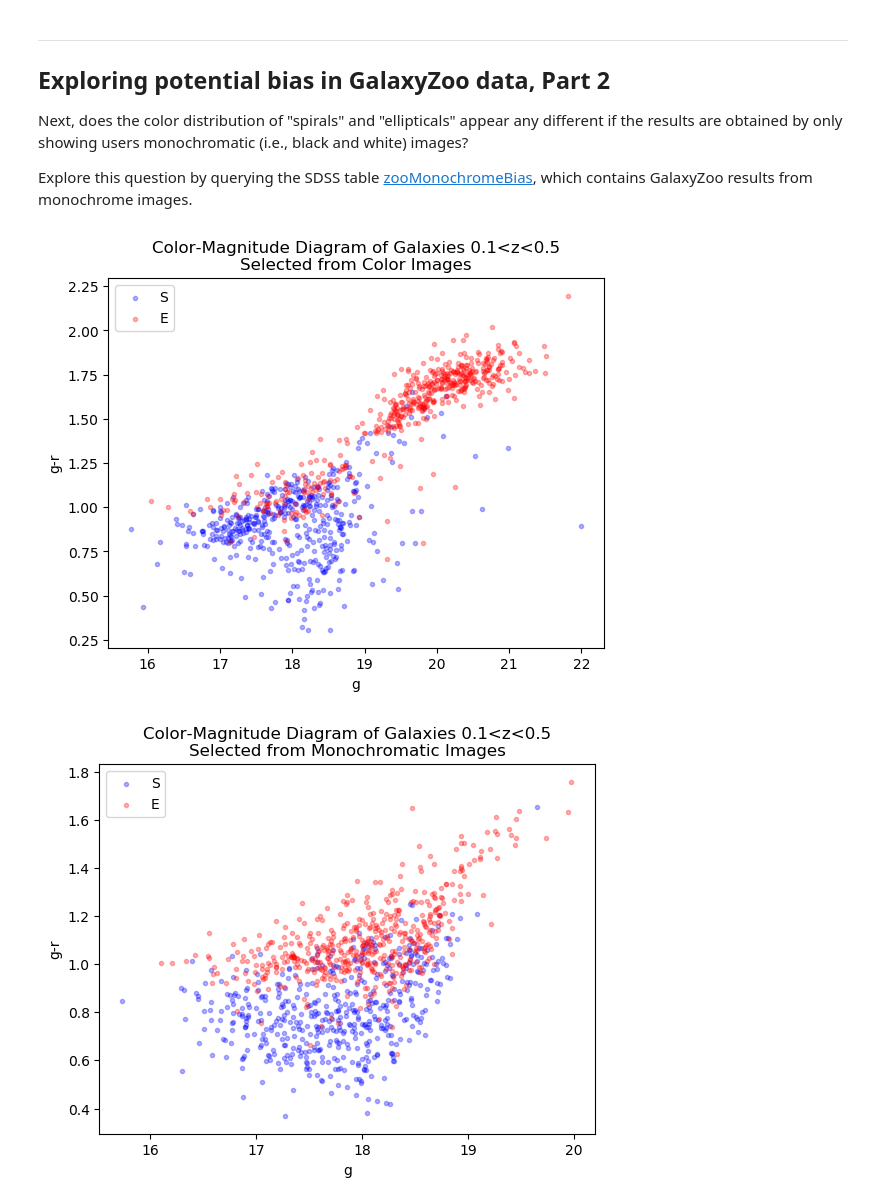
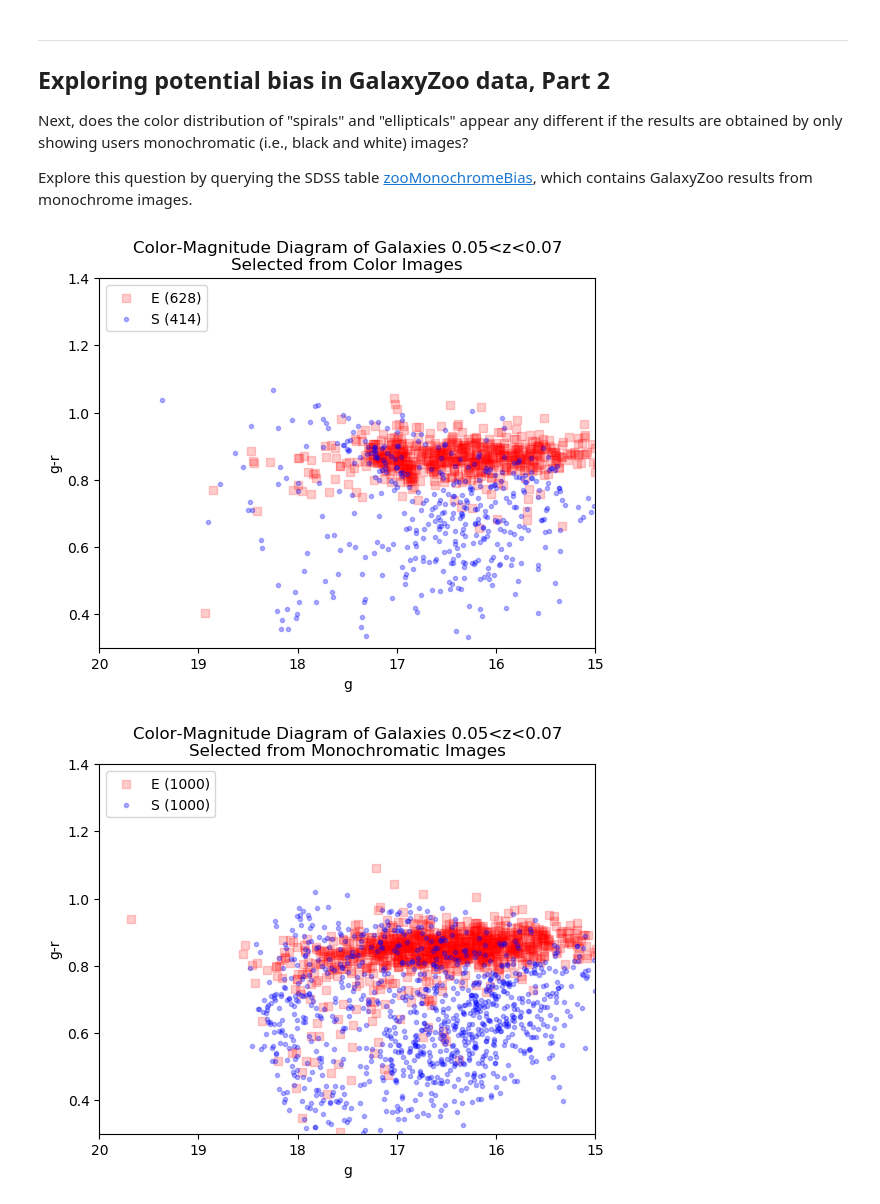
Before and after one commit to brittlundgren/ASTR420, a Jupyter notebook: HW_tutorial_4_soln.ipynb, the cells around one changed output. Drawn from its saved outputs; the diff is of its cells as text; code cells hidden in the pictures.

```diff
--- a/HW_tutorial_4_soln.ipynb
+++ b/HW_tutorial_4_soln.ipynb
@@ -385,33 +428,36 @@ early_mono = zoo_gals.set_index('objid')
 # %%
 #Color-Magnitude Diagram for Color Images
 
 gmr_late = late['dered_g']-late['dered_r']
 gmr_early = early['dered_g']-early['dered_r']
 
-plt.scatter(late['dered_g'],gmr_late,c='b',label='S',alpha=0.3,marker='.')
-plt.scatter(early['dered_g'],gmr_early,c='r',label='E',alpha=0.3,marker='.')
+plt.scatter(early['dered_g'],gmr_early,c='r',label='E (%i)' % len(gmr_early),alpha=0.2,marker='s')
+plt.scatter(late['dered_g'],gmr_late,c='b',label='S (%i)' % len(gmr_late),alpha=0.3,marker='.')
 plt.xlabel('g')
 plt.ylabel('g-r')
-plt.title('Color-Magnitude Diagram of Galaxies 0.1<z<0.5\nSelected from Color Images')
+plt.title('Color-Magnitude Diagram of Galaxies 0.05<z<0.07\nSelected from Color Images')
 plt.legend(loc='upper left')
+plt.axis([20,15,0.3,1.4])
 plt.show()
 # %% [output]
-[figure, old version]
+[figure, new version]
 # %%
 #Color-Magnitude Diagram for Monochromatic Images
 
 gmr_late_mono = late_mono['dered_g']-late_mono['dered_r']
 gmr_early_mono = early_mono['dered_g']-early_mono['dered_r']
 
-plt.scatter(late_mono['dered_g'],gmr_late_mono,c='b',label='S',alpha=0.3,marker='.')
-plt.scatter(early_mono['dered_g'],gmr_early_mono,c='r',label='E',alpha=0.3,marker='.')
+plt.scatter(early_mono['dered_g'],gmr_early_mono,c='r',label='E (%i)' % len(gmr_early_mono),alpha=0.2,marker='s')
+plt.scatter(late_mono['dered_g'],gmr_late_mono,c='b',label='S (%i)' % len(gmr_late_mono),alpha=0.3,marker='.')
+
 plt.xlabel('g')
 plt.ylabel('g-r')
-plt.title('Color-Magnitude Diagram of Galaxies 0.1<z<0.5\nSelected from Monochromatic Images')
+plt.title('Color-Magnitude Diagram of Galaxies 0.05<z<0.07\nSelected from Monochromatic Images')
 plt.legend(loc='upper left')
+plt.axis([20,15,0.3,1.4])
 plt.show()
 # %% [output]
-[figure, old version]
+[figure, new version]
 # %%
 gmr_avg_late_mono = np.mean(gmr_late_mono)
 gmr_avg_early_mono = np.mean(gmr_early_mono)
```
Also changed, not shown: parts of 20 cells of this notebook.
